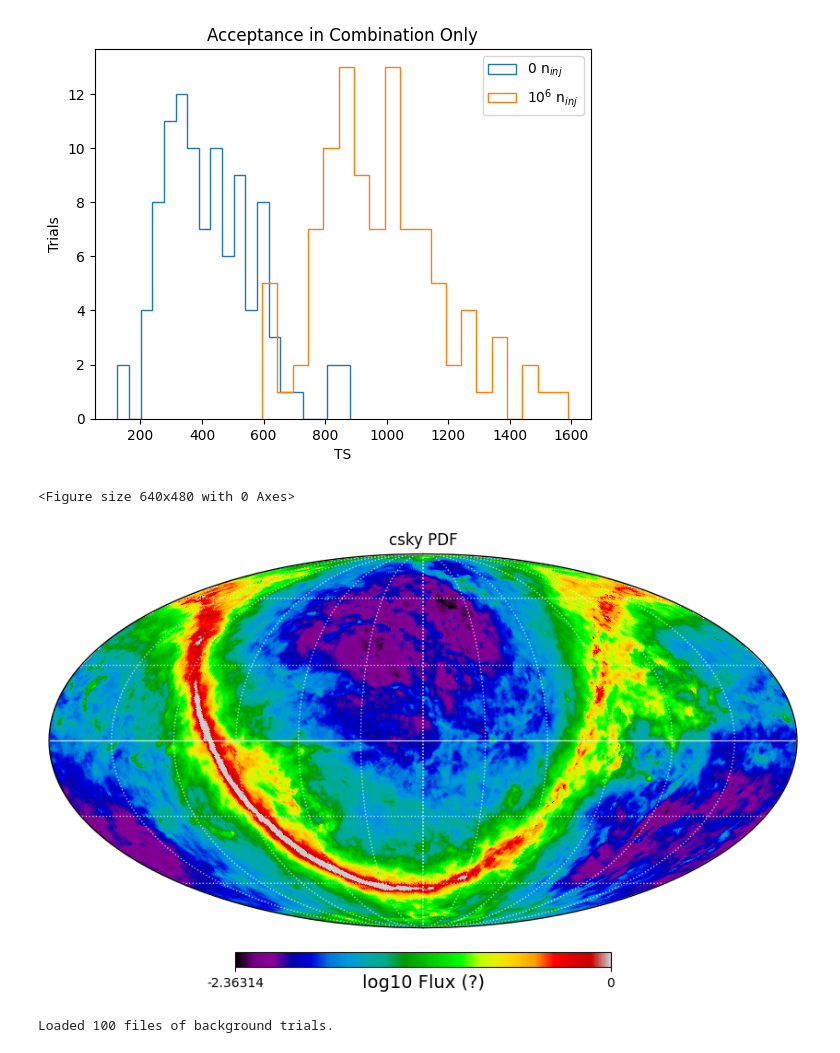
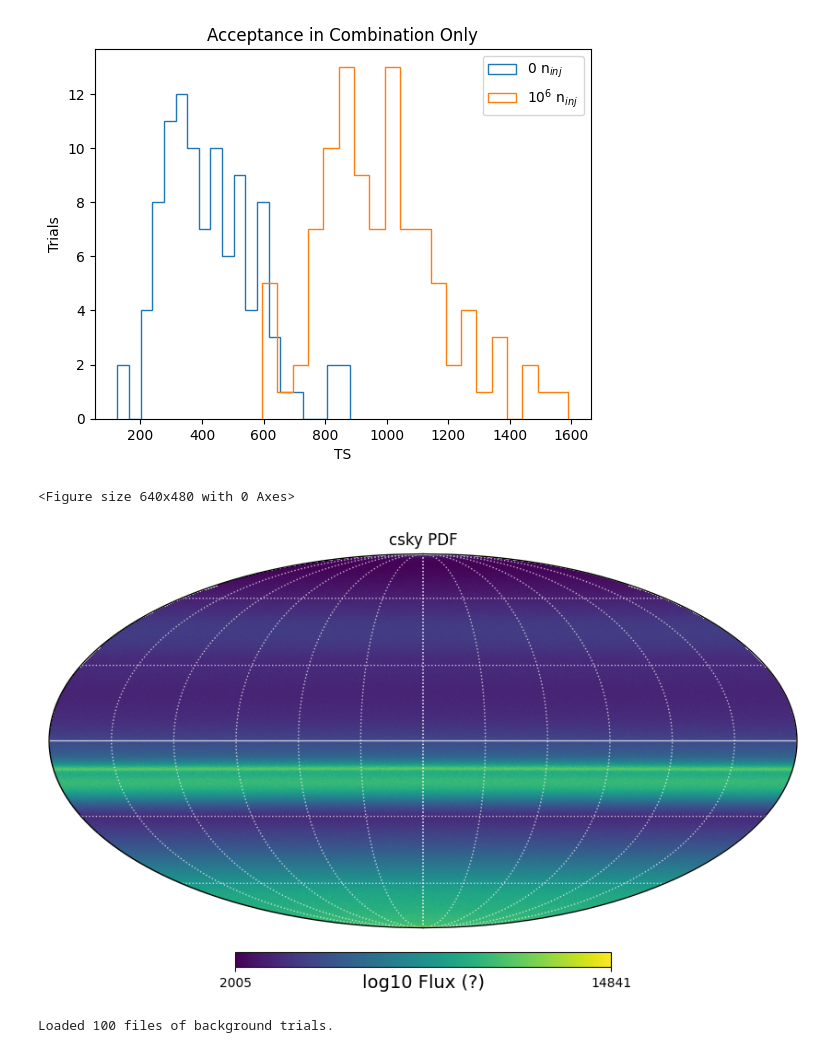
Before and after one commit to MACampana/BinnedTracks, a Jupyter notebook: BinnedAnalysis.ipynb, the cells around one changed output. Saved outputs shown, nothing was run; the diff lists cells and outputs as text; code cells hidden in the pictures.

```diff
--- a/BinnedAnalysis.ipynb
+++ b/BinnedAnalysis.ipynb
@@ -857,19 +857,20 @@ pi0 = np.load('templates/Fermi-LAT_pi0_map.npy')
 # %%
 plt.figure(facecolor='w')
 #x = template_arr.item()['template']
 #x1 = hp.smoothing(x, sigma=np.radians(.5)) * np.exp(q(2.7,np.sin(decs)))
 #x1 /= np.sum(x1)*pixarea
 #x3 = template_arr.item()['pdf_space_sig'][1]
 
-x = pi0.copy()
+x = lima_bean.binned_data
+
 mask = (x > 10**(-1))
 #x[mask] = hp.UNSEEN
 
-hp.mollview(np.log10(x), unit='log10 Flux (?)', rot=(180,0,0), cmap='nipy_spectral', title='csky PDF', max=0)
+hp.mollview(x, unit='log10 Flux (?)', rot=(180,0,0), title='csky PDF')
 hp.graticule(30, color='w', alpha=0.7)
 plt.show()
 # %% [output]
 <Figure size 640x480 with 0 Axes>
-[figure, old version]
+[figure, new version]
 # %%
 #load and append bkg trials
```
Also changed, not shown: parts of 11 cells of this notebook, 4 other files.
